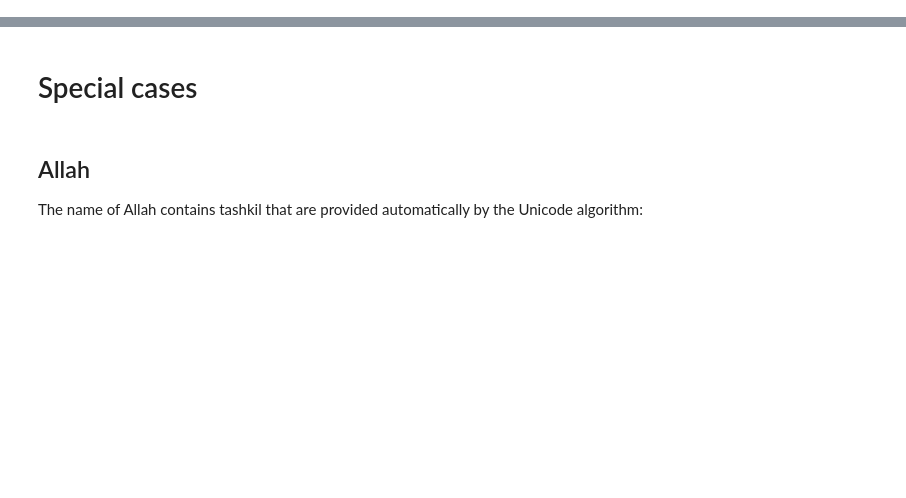
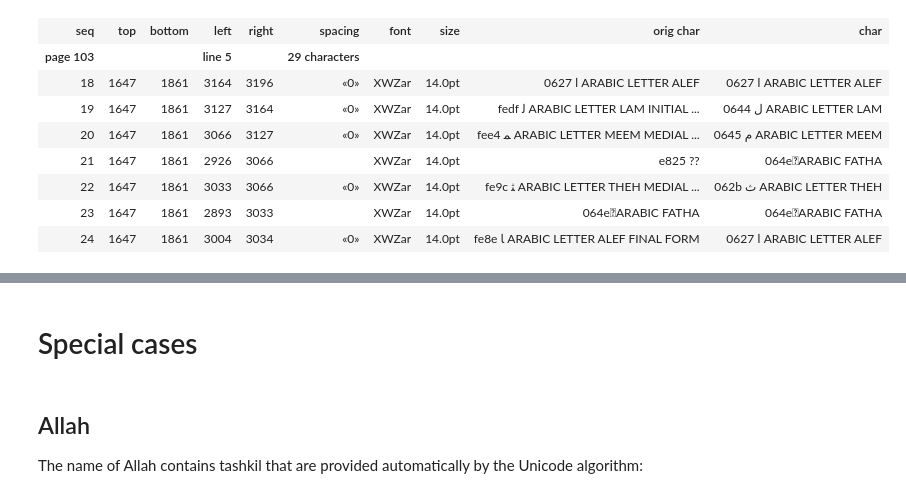
Before and after one commit to among/fusus, a Jupyter notebook: source/getTextPageWork.ipynb, the cells around one changed output, grey strips where cells are left out. Saved outputs shown, nothing was run; the diff lists cells and outputs as text; code cells hidden in the pictures; blank space fills up the shorter version.

```diff
--- a/source/getTextPageWork.ipynb
+++ b/source/getTextPageWork.ipynb
@@ -101,3 +161,15 @@ ARABIC LETTER NOON
+# %%
+Lw.showLines(testPages, line=5, start=18, end=24)
+# %% [output]
+| seq | top | bottom | left | right | spacing | font | size | orig char | char |
+| page 103 |  |  | line 5 |  | 29 characters |  |  |
+| 18 | 1647 | 1861 | 3164 | 3196 | «0» | XWZar | 14.0pt | 0627 ا ARABIC LETTER ALEF | 0627 ا ARABIC LETTER ALEF |
+| 19 | 1647 | 1861 | 3127 | 3164 | «0» | XWZar | 14.0pt | fedf ﻟ ARABIC LETTER LAM INITIAL ... | 0644 ل ARABIC LETTER LAM |
+| 20 | 1647 | 1861 | 3066 | 3127 | «0» | XWZar | 14.0pt | fee4 ﻤ ARABIC LETTER MEEM MEDIAL ... | 0645 م ARABIC LETTER MEEM |
+| 21 | 1647 | 1861 | 2926 | 3066 |  | XWZar | 14.0pt | e825 ?? | 064e َ ARABIC FATHA |
+| 22 | 1647 | 1861 | 3033 | 3066 | «0» | XWZar | 14.0pt | fe9c ﺜ ARABIC LETTER THEH MEDIAL ... | 062b ث ARABIC LETTER THEH |
+| 23 | 1647 | 1861 | 2893 | 3033 |  | XWZar | 14.0pt | 064e َ ARABIC FATHA | 064e َ ARABIC FATHA |
+| 24 | 1647 | 1861 | 3004 | 3034 | «0» | XWZar | 14.0pt | fe8e ﺎ ARABIC LETTER ALEF FINAL FORM | 0627 ا ARABIC LETTER ALEF |
 # %%
 Lw.htmlPages(testPages)
 # %% [output]
```
Also changed, not shown: parts of 17 cells of this notebook, 2 other files.
